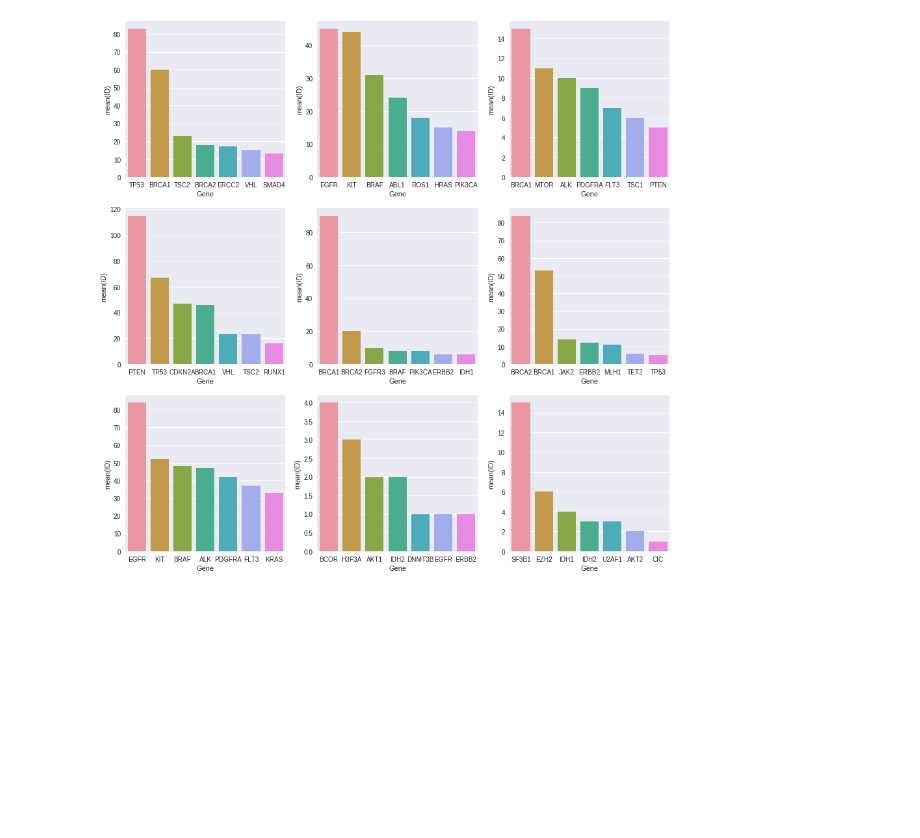
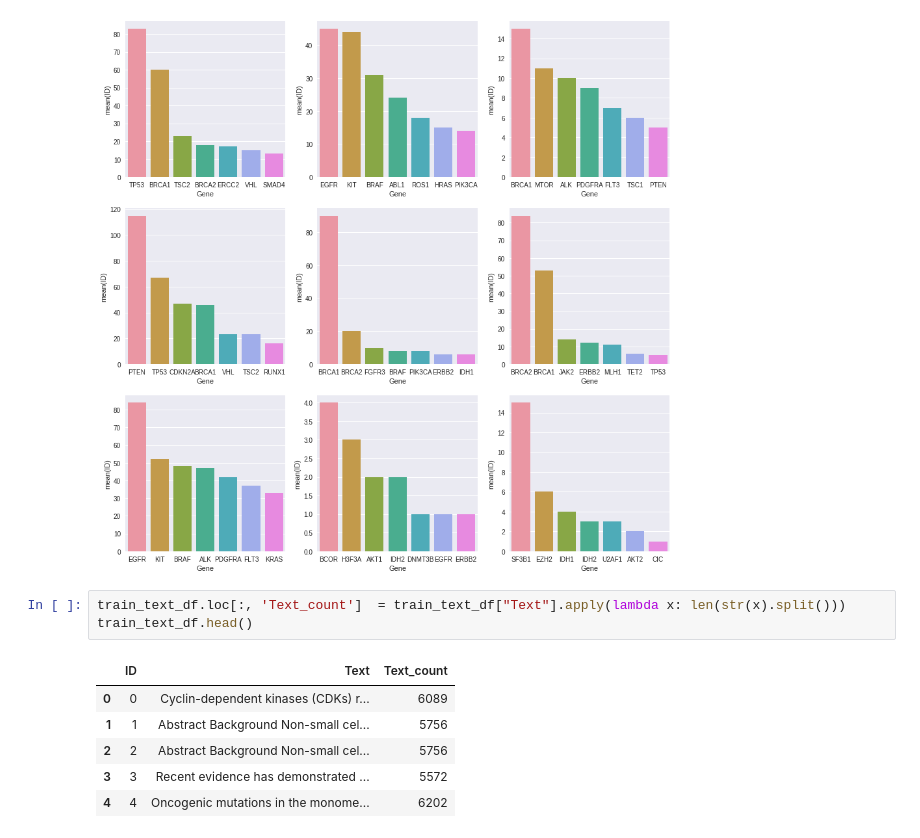
Before and after one commit to AI-Junction/Personalized-Medicine, a Jupyter notebook: PersonalizedMedRedCancerTreatVer2.ipynb, the cells around one changed output. Cells and saved outputs as stored; diff of their text form; blank space fills up the shorter version.

```diff
--- a/PersonalizedMedRedCancerTreatVer2.ipynb
+++ b/PersonalizedMedRedCancerTreatVer2.ipynb
@@ -260,3 +260,13 @@ for i in range(3):
         sns.barplot(x="Gene", y="ID", data=sorted_gene_group_top_7, ax=axs[i][j])
 # %% [output]
 [figure]
+# %%
+train_text_df.loc[:, 'Text_count']  = train_text_df["Text"].apply(lambda x: len(str(x).split()))
+train_text_df.head()
+# %% [output]
+|  | ID | Text | Text_count |
+| 0 | 0 | Cyclin-dependent kinases (CDKs) r... | 6089 |
+| 1 | 1 | Abstract Background Non-small cel... | 5756 |
+| 2 | 2 | Abstract Background Non-small cel... | 5756 |
+| 3 | 3 | Recent evidence has demonstrated ... | 5572 |
+| 4 | 4 | Oncogenic mutations in the monome... | 6202 |
```
Also changed, not shown: parts of 7 cells of this notebook.
